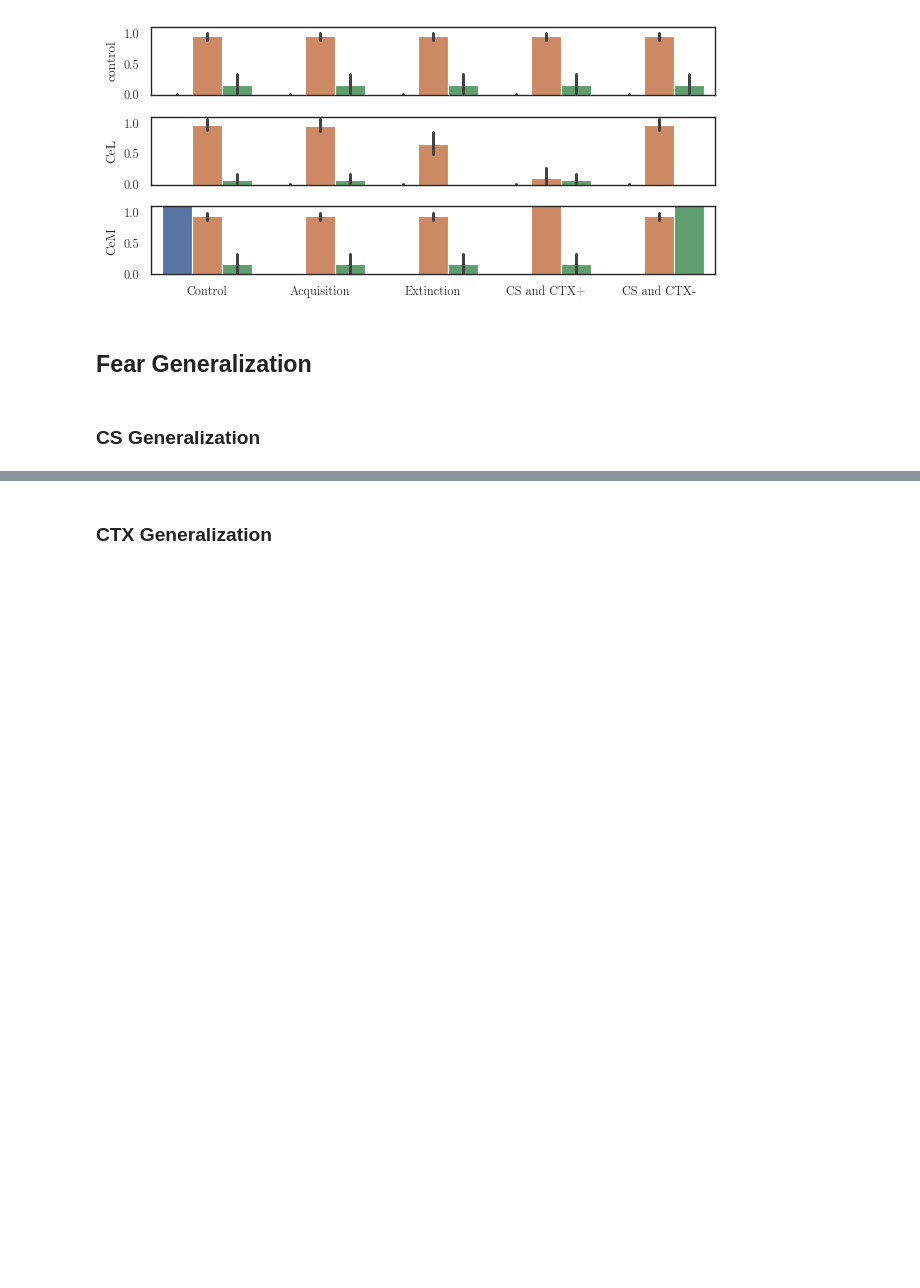
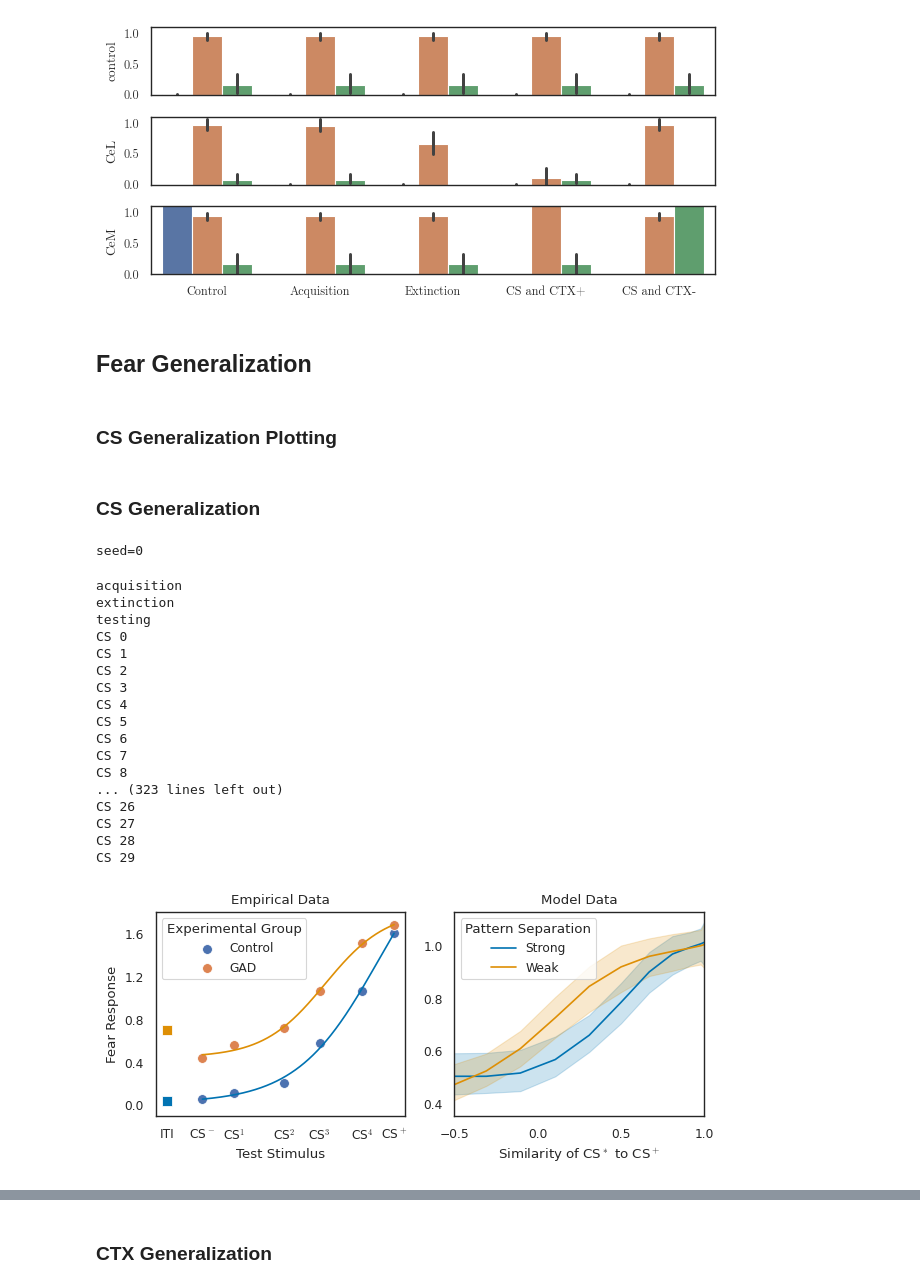
Before and after one commit to psipeter/amygdala, a Jupyter notebook: experiments.ipynb, the cells around one changed output, grey strips where cells are left out. Cells and saved outputs as stored; diff of their text form; code cells hidden in the pictures; blank space fills up the shorter version.

Commit message:
cleanup experiments, modify generalization experiments

```diff
--- a/experiments.ipynb
+++ b/experiments.ipynb
@@ -729,44 +721,47 @@ test CTX B
 # %% [markdown]
 ### replot inactivaiton data
 # %%
+dim_CS = 3
+dim_CTX = 5
 targets = ["LA_pyr", "LA_inh", "BLA_pyr", "BLA_inh", "CeL", "CeM"]
 fig, axes = plt.subplots(nrows=len(targets)+1, ncols=1, sharex=True, figsize=((6.38, 6)))
 
-data = pd.read_pickle(f"activation_LA_pyr.pkl").query("Stimulus=='None'")
+data = pd.read_pickle(f"activation_LA_pyr_dimCS={dim_CS}_dimCTX={dim_CTX}.pkl").query("Stimulus=='None'")
 sns.barplot(data=data, x='Block', y='Fear Response', hue="Test", ax=axes[0], palette=palette)
 axes[0].set(ylabel="control", yticks=(()), ylim=((0, 1.1)), xlabel=None)
 axes[0].get_legend().remove()
 
 for i, target in enumerate(targets):
-    data = pd.read_pickle(f"activation_{target}.pkl").query("Stimulus=='Inactivate'")
+    data = pd.read_pickle(f"activation_{target}_dimCS={dim_CS}_dimCTX={dim_CTX}.pkl").query("Stimulus=='Inactivate'")
     sns.barplot(data=data, x='Block', y='Fear Response', hue="Test", ax=axes[i+1], palette=palette)
     axes[i+1].set(ylabel=target, yticks=(()), ylim=((0, 1.1)), xlabel=None)
     axes[i+1].get_legend().remove()
 
 plt.tight_layout()
 # fig.savefig(f"inactivation_combined.png", dpi=600)
-fig.savefig(f"inactivation3.svg")
+fig.savefig(f"inactivation_dimCS={dim_CS}_dimCTX={dim_CTX}.svg")
 # %% [output]
 [figure]
 # %%
-# targets = ["LA_pyr", "LA_inh", "BLA_pyr", "BLA_inh", "CeL", "CeM"]
+dim_CS = 3
+dim_CTX = 5
 targets = ["CeL", "CeM"]
 fig, axes = plt.subplots(nrows=len(targets)+1, ncols=1, sharex=True, figsize=((6.38, 3)))
 
-data = pd.read_pickle(f"activation_LA_pyr.pkl").query("Stimulus=='None'")
+data = pd.read_pickle(f"activation_LA_pyr_dimCS={dim_CS}_dimCTX={dim_CTX}.pkl").query("Stimulus=='None'")
 sns.barplot(data=data, x='Block', y='Fear Response', hue="Test", ax=axes[0])
 axes[0].set(ylabel="control", yticks=((0, 0.5, 1.0)), ylim=((0, 1.1)), xlabel=None)
 axes[0].get_legend().remove()
 
 for i, target in enumerate(targets):
-    data = pd.read_pickle(f"activation_{target}.pkl").query("Stimulus=='Activate'")
+    data = pd.read_pickle(f"activation_{target}_dimCS={dim_CS}_dimCTX={dim_CTX}.pkl").query("Stimulus=='Activate'")
     sns.barplot(data=data, x='Block', y='Fear Response', hue="Test", ax=axes[i+1])
     axes[i+1].set(ylabel=target, yticks=((0, 0.5, 1.0)), ylim=((0, 1.1)), xlabel=None)
     axes[i+1].get_legend().remove()
 
 plt.tight_layout()
-fig.savefig(f"activation_combined.png", dpi=600)
-fig.savefig(f"activation_combined.svg")
+fig.savefig(f"activation_dimCS={dim_CS}_dimCTX={dim_CTX}.png", dpi=600)
+fig.savefig(f"activation_dimCS={dim_CS}_dimCTX={dim_CTX}.svg")
 # %% [output]
 [figure]
 # %% [markdown]
@@ -791,11 +786,11 @@ def generalization(
 
     if load:
         if experiment=="CS":
-            data = pd.read_pickle(f"generalization_{experiment}_intercept{intercept_CS}.pkl")
+            data = pd.read_pickle(f"generalization_{experiment}_intercept{intercept_CS}_dimCS={dim_CS}_dimCTX={dim_CTC}.pkl")
         if experiment=="CTX":
-            data = pd.read_pickle(f"generalization_{experiment}_intercept{intercept_CTX}.pkl")
+            data = pd.read_pickle(f"generalization_{experiment}_intercept{intercept_CTX}_dimCS={dim_CS}_dimCTX={dim_CTC}.pkl")
         if experiment=="CS+CTX":
-            data = pd.read_pickle(f"generalization_{experiment}_intercept{intercept_CTX}.pkl")
+            data = pd.read_pickle(f"generalization_{experiment}_intercept{intercept_CTX}_dimCS={dim_CS}_dimCTX={dim_CTC}.pkl")
 
     else:
         rng = np.random.RandomState(seeds)
@@ -887,8 +882,10 @@ def generalization(
                         }, ignore_index=True)
 
     if experiment=="CS":
-        data.to_pickle(f"generalization_{experiment}_intercept{intercept_CS}.pkl")
+        data.to_pickle(f"generalization_{experiment}_intercept{intercept_CS}_dimCS={dim_CS}_dimCTX={dim_CTX}.pkl")
     if experiment=="CTX":
-        data.to_pickle(f"generalization_{experiment}_intercept{intercept_CTX}.pkl")
+        data.to_pickle(f"generalization_{experiment}_intercept{intercept_CTX}_dimCS={dim_CS}_dimCTX={dim_CTX}.pkl")
     if experiment=="CS+CTX":
-        data.to_pickle(f"generalization_{experiment}_intercept{intercept_CTX}.pkl")
+        data.to_pickle(f"generalization_{experiment}_intercept{intercept_CTX}_dimCS={dim_CS}_dimCTX={dim_CTX}.pkl")
+# %% [markdown]
+### CS Generalization Plotting
@@ -895,3 +943,32 @@ def generalization(
 # %% [markdown]
 ### CS Generalization
+# %%
+intercepts = [0.6, 0.4]
+seeds = 5
+nCS = 30
+dim_CS = 2
+dim_CTX = 5
+for i in intercepts:
+    generalization(experiment="CS", seeds=seeds, nCS=nCS, intercept_CS=i, dim_CS=dim_CS, dim_CTX=dim_CTX, load=False)
+plot_gen_cs(intercepts, dim_CS, dim_CTX)
+# %% [output]
+seed=0
+acquisition
+extinction
+testing
+CS 0
+CS 1
+CS 2
+CS 3
+CS 4
+CS 5
+CS 6
+CS 7
+CS 8
+... (323 lines left out)
+CS 26
+CS 27
+CS 28
+CS 29
+[figure, added]
 # %%
```
Also changed, not shown: parts of 30 cells of this notebook.
